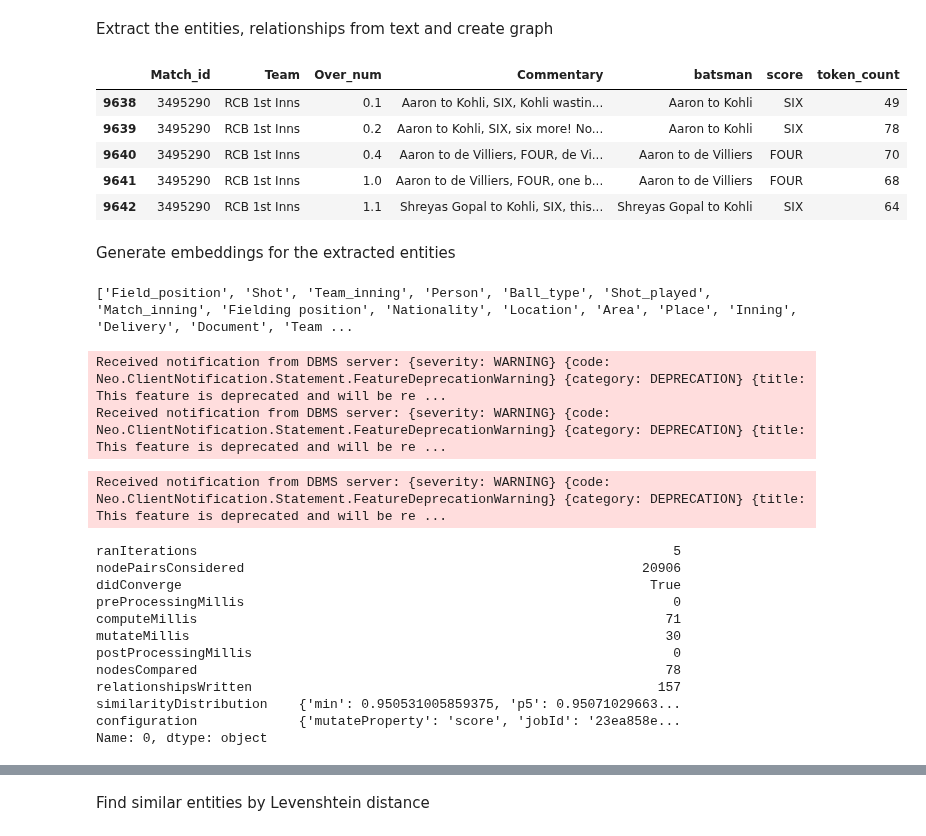
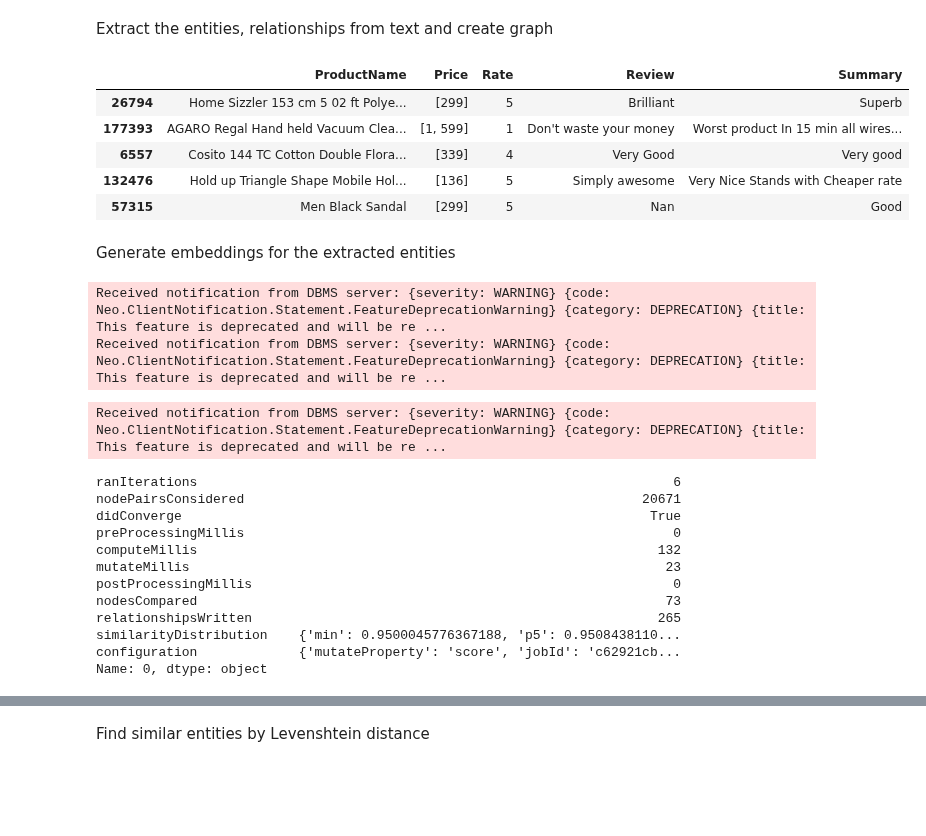
Before and after one commit to sriksmachi/sriksml, a Jupyter notebook: language-models/graphrag_ds.ipynb, the cells around one changed output, grey strips where cells are left out. Cells and saved outputs as stored; diff of their text form; code cells hidden in the pictures; blank space fills up the shorter version.

```diff
--- a/language-models/graphrag_ds.ipynb
+++ b/language-models/graphrag_ds.ipynb
@@ -30,0 +23,11 @@ data.head()
+# %%
+data = pd.read_csv("flipkart_product.csv", encoding="latin1")
+# remove special characters from ProductName
+# Using regex to replace all special characters with a space
+spl_chars = '[!@#$%^&*()\[\]{};:,./<>?\|`~\-=_+]'
+data["ProductName"] = data["ProductName"].apply(lambda x: re.sub(spl_chars, ' ', x))
+data["Price"] = data["Price"].apply(lambda x: re.sub(spl_chars, ' ', str(x)))
+data["Summary"] = data["Summary"].apply(lambda x: re.sub(spl_chars, ' ', str(x)))
+# extract number from price
+data["Price"] = data["Price"].apply(lambda x: re.findall(r'\d+', x))
+data.head()
@@ -50,7 +46,7 @@ def get_token_count(text, model='gpt-4o'):
     encoding = tiktoken.encoding_for_model(model)
     num_tokens = len(encoding.encode(text))
     return num_tokens
-data['token_count'] = [get_token_count(f"{row['Team']} {row['Commentary']}") for i, row in data.iterrows()]
+data['token_count'] = [get_token_count(f"{row['ProductName']} {row['Summary']}") for i, row in data.iterrows()]
 # %%
 import matplotlib.pyplot as plt
 
@@ -89,16 +87,17 @@ Extract the entities, relationships from text and create graph
 # %%
 import random
 random.seed(42)
-data = data[data['Match_id'] == 3495290]
-ids = random.sample(range(1, len(data)-1), 10)
+# take 25 random rows
+ids = random.sample(range(1, len(data)-1), 25)
+data = data.iloc[ids]
 data.head()
 # %% [output]
-|  | Match_id | Team | Over_num | Commentary | batsman | score | token_count |
-| 9638 | 3495290 | RCB 1st Inns | 0.1 | Aaron to Kohli, SIX, Kohli wastin... | Aaron to Kohli | SIX | 49 |
-| 9639 | 3495290 | RCB 1st Inns | 0.2 | Aaron to Kohli, SIX, six more! No... | Aaron to Kohli | SIX | 78 |
-| 9640 | 3495290 | RCB 1st Inns | 0.4 | Aaron to de Villiers, FOUR, de Vi... | Aaron to de Villiers | FOUR | 70 |
-| 9641 | 3495290 | RCB 1st Inns | 1.0 | Aaron to de Villiers, FOUR, one b... | Aaron to de Villiers | FOUR | 68 |
-| 9642 | 3495290 | RCB 1st Inns | 1.1 | Shreyas Gopal to Kohli, SIX, this... | Shreyas Gopal to Kohli | SIX | 64 |
+|  | ProductName | Price | Rate | Review | Summary |
+| 26794 | Home Sizzler 153 cm 5 02 ft Polye... | [299] | 5 | Brilliant | Superb |
+| 177393 | AGARO Regal Hand held Vacuum Clea... | [1, 599] | 1 | Don't waste your money | Worst product In 15 min all wires... |
+| 6557 | Cosito 144 TC Cotton Double Flora... | [339] | 4 | Very Good | Very good |
+| 132476 | Hold up Triangle Shape Mobile Hol... | [136] | 5 | Simply awesome | Very Nice Stands with Cheaper rate |
+| 57315 | Men Black Sandal | [299] | 5 | Nan | Good |
 # %%
 from concurrent.futures import ThreadPoolExecutor, as_completed
 from tqdm import tqdm
@@ -120,25 +128,3 @@ graph.add_graph_documents(
 )
 # %% [markdown]
 Generate embeddings for the extracted entities
-# %%
-
-from langchain_community.vectorstores import Neo4jVector
-from langchain_openai import AzureOpenAIEmbeddings
-
-# Create a vector store from the existing graph
-graph_labels = graph.query("MATCH (n) RETURN DISTINCT labels(n) as labels")
-labels =  set([label for row in graph_labels for label in row['labels'] if label != '__Entity__'])
-# exclusion list, numbers are not good for embeddings
-# you may use LLM to identify the numberic types / find a better approach
-exclusion_list = ['Runs_scored', 'score', 'Score', 'Wickets_fallen', 'Wickets', 'Speed']
-labels = [label for label in labels if label not in exclusion_list]
-print(labels)
-for labels in labels:
-    vector = Neo4jVector.from_existing_graph(
-        AzureOpenAIEmbeddings(),
-        node_label=labels,
-        text_node_properties=['id', 'description'],
-        embedding_node_property='embedding'
-)
-# %% [output]
-['Field_position', 'Shot', 'Team_inning', 'Person', 'Ball_type', 'Shot_played', 'Match_inning', 'Fielding position', 'Nationality', 'Location', 'Area', 'Place', 'Inning', 'Delivery', 'Document', 'Team ...
@@ -166,9 +164,11 @@ G, result = gds.graph.project(
     )
 
 # mutating the graph to add similar relationships
+
 result = gds.knn.mutate(
     G,
     nodeProperties=["embedding"],
+    nodeLabels = ["__Entity__"],
     mutateRelationshipType="SIMILAR",
     mutateProperty="score",
     similarityCutoff=similrity_threshold,
@@ -177,17 +177,17 @@ result.similarityDistribution
 print(result)
 # %% [output]
 Received notification from DBMS server: {severity: WARNING} {code: Neo.ClientNotification.Statement.FeatureDeprecationWarning} {category: DEPRECATION} {title: This feature is deprecated and will be re ...
-ranIterations                                                             5
-nodePairsConsidered                                                   20906
+ranIterations                                                             6
+nodePairsConsidered                                                   20671
 didConverge                                                            True
 preProcessingMillis                                                       0
-computeMillis                                                            71
-mutateMillis                                                             30
+computeMillis                                                           132
+mutateMillis                                                             23
 postProcessingMillis                                                      0
-nodesCompared                                                            78
-relationshipsWritten                                                    157
-similarityDistribution    {'min': 0.950531005859375, 'p5': 0.95071029663...
-configuration             {'mutateProperty': 'score', 'jobId': '23ea858e...
+nodesCompared                                                            73
+relationshipsWritten                                                    265
+similarityDistribution    {'min': 0.9500045776367188, 'p5': 0.9508438110...
+configuration             {'mutateProperty': 'score', 'jobId': 'c62921cb...
 Name: 0, dtype: object
 # %%
 # writing the graph back to the database
```
Also changed, not shown: parts of 25 cells of this notebook.
